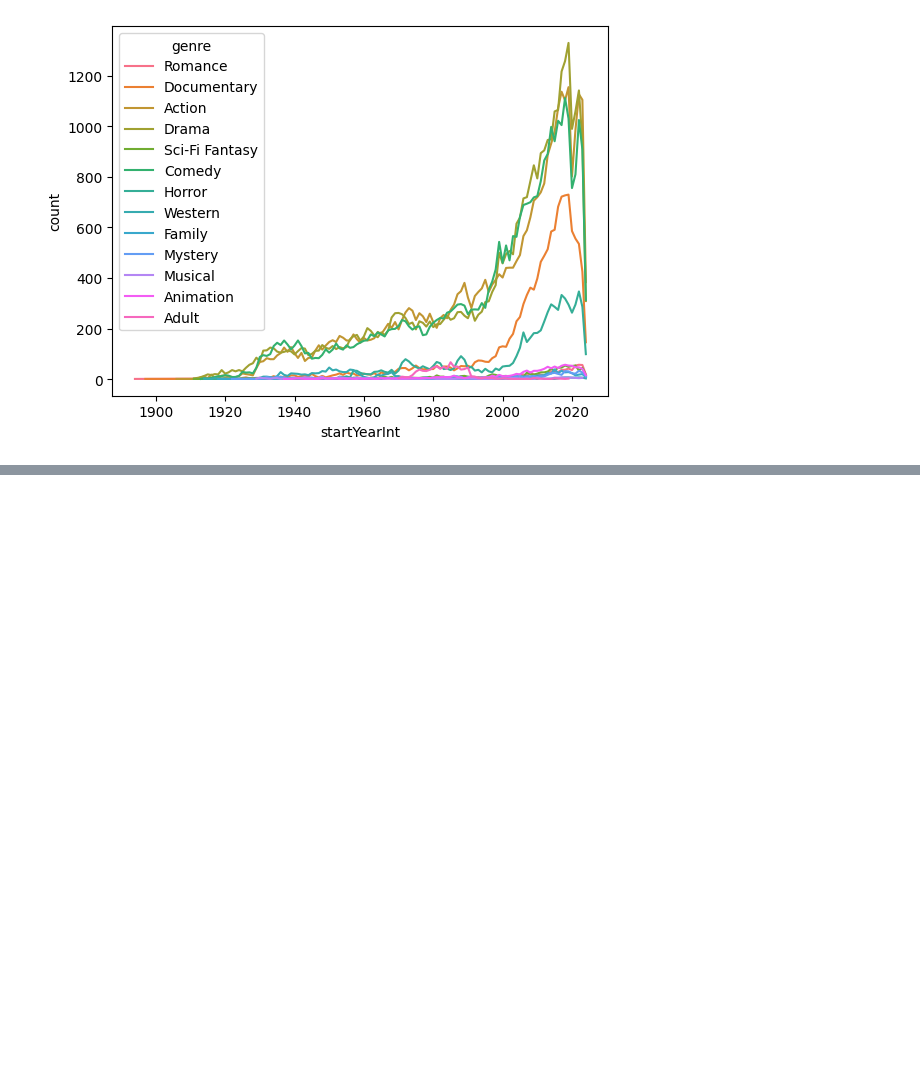
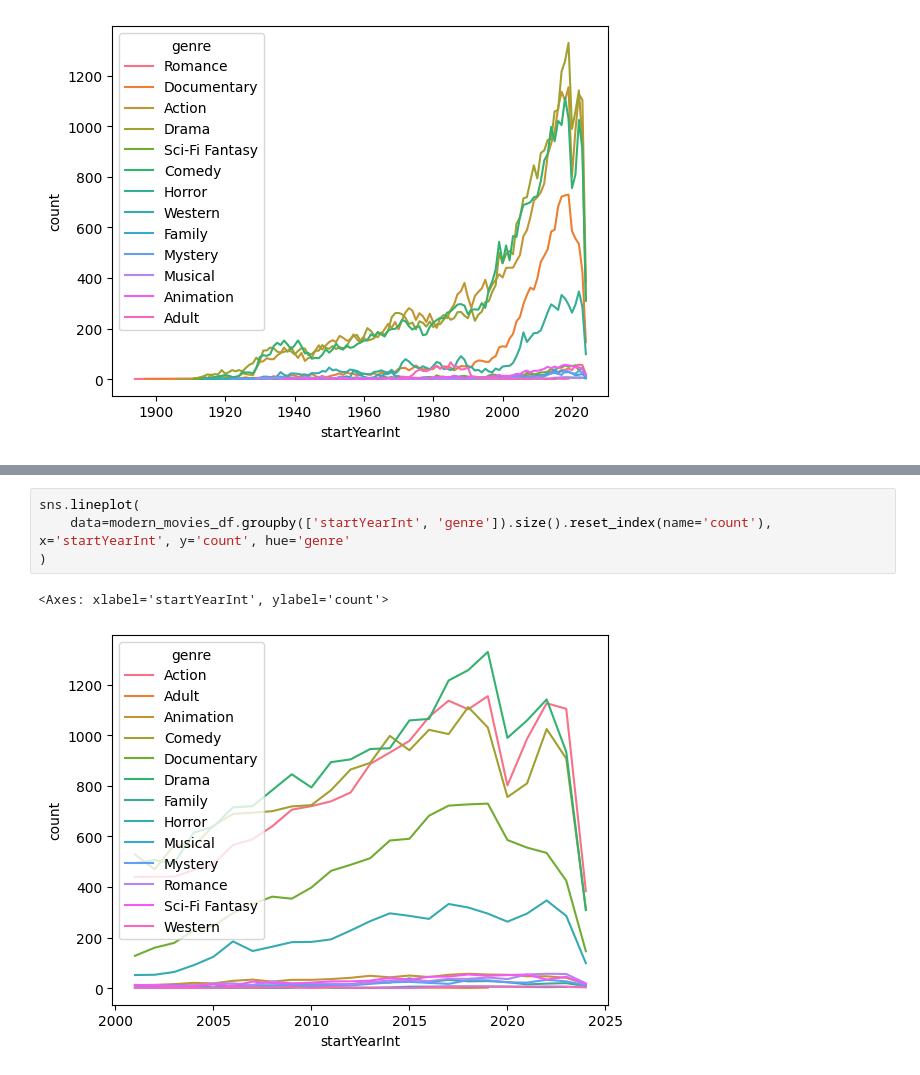
Before and after one commit to emily-dee/IMDB_data_analytics_project, a Jupyter notebook: Insight into Movies for the Hollywood Big Wigs.ipynb, the cells around one changed output, grey strips where cells are left out. Drawn from its saved outputs; the diff is of its cells as text; blank space fills up the shorter version.

```diff
--- a/Insight into Movies for the Hollywood Big Wigs.ipynb
+++ b/Insight into Movies for the Hollywood Big Wigs.ipynb
@@ -182,0 +203,7 @@ sns.lineplot(
+# %%
+sns.lineplot(
+    data=modern_movies_df.groupby(['startYearInt', 'genre']).size().reset_index(name='count'), x='startYearInt', y='count', hue='genre'
+)
+# %% [output]
+<Axes: xlabel='startYearInt', ylabel='count'>
+[figure, added]
```
Also changed, not shown: parts of 5 cells of this notebook.
